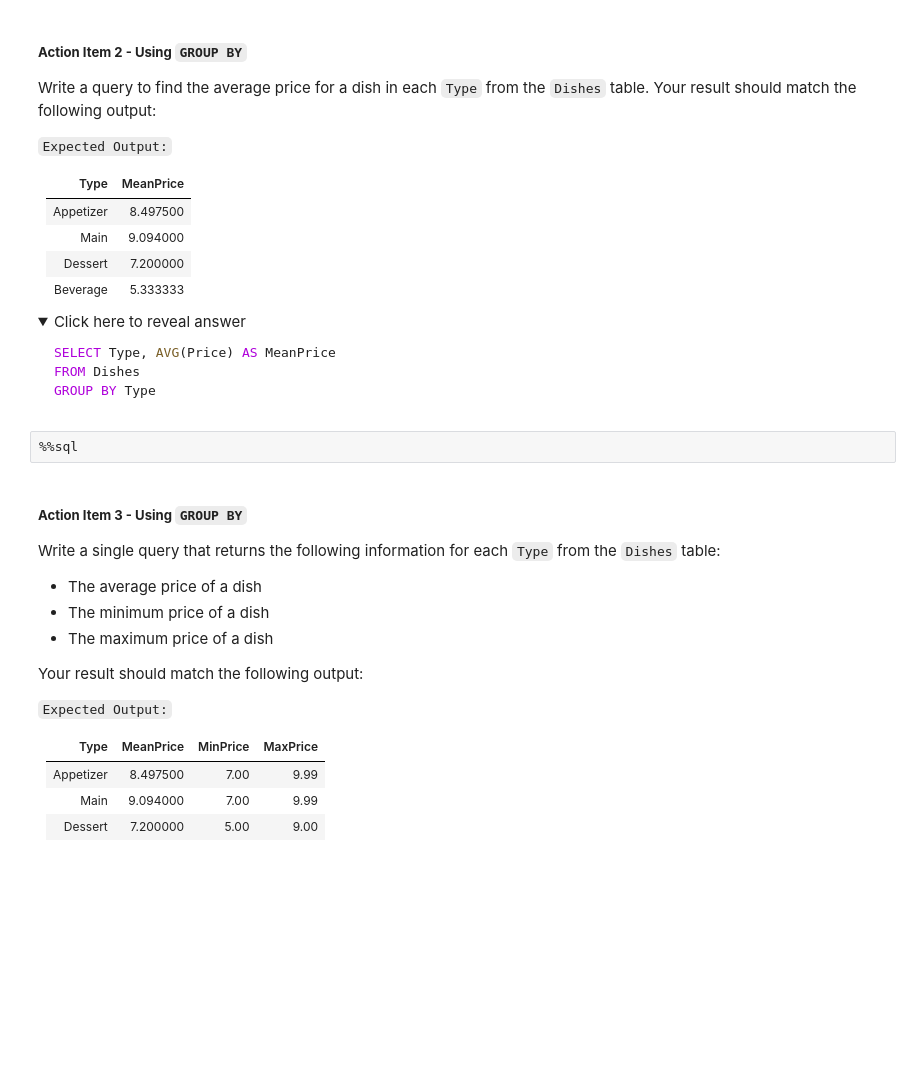
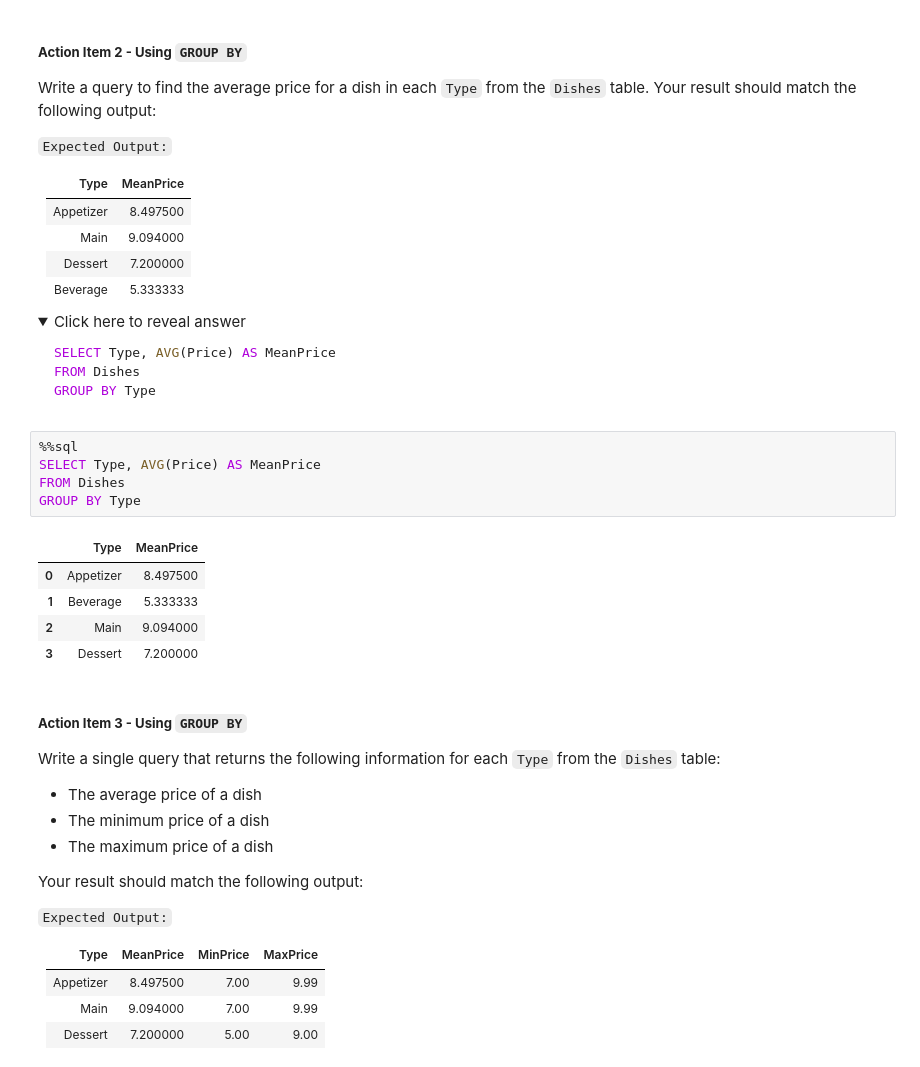
Before and after one commit to luz-saldana/cat-api, a Jupyter notebook: notebooks/COOP_SQL_101_PracticeNotebook.ipynb, the cells around one changed output. Cells and saved outputs as stored; diff of their text form; folded sections open; blank space fills up the shorter version.

````diff
--- a/notebooks/COOP_SQL_101_PracticeNotebook.ipynb
+++ b/notebooks/COOP_SQL_101_PracticeNotebook.ipynb
@@ -1070,8 +1078,17 @@ GROUP BY Type
 ```
 
 </details>
-# %%
-%%sql
+# %%
+%%sql
+SELECT Type, AVG(Price) AS MeanPrice
+FROM Dishes
+GROUP BY Type
+# %% [output]
+|  | Type | MeanPrice |
+| 0 | Appetizer | 8.497500 |
+| 1 | Beverage | 5.333333 |
+| 2 | Main | 9.094000 |
+| 3 | Dessert | 7.200000 |
 # %% [markdown]
 ##### **Action Item 3 - Using `GROUP BY`**
 
````
Also changed, not shown: parts of 2 cells of this notebook.
